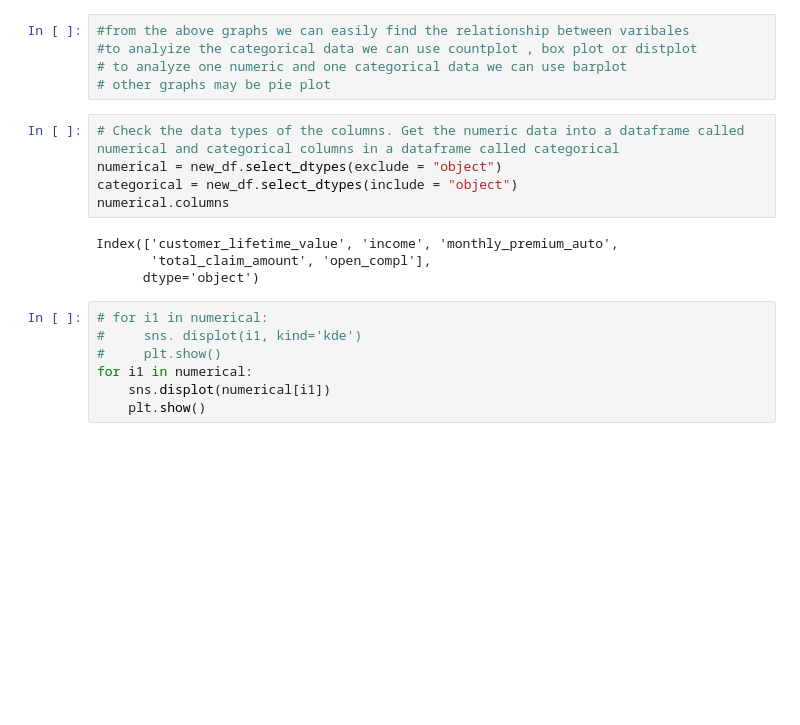
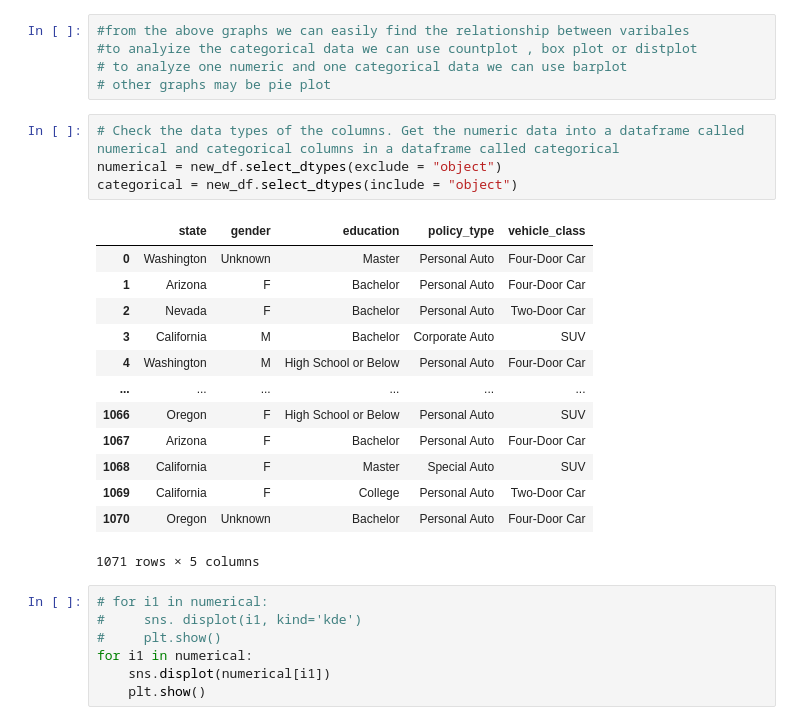
Before and after one commit to tejaldbhatti/lab-dw-data-cleaning-and-formatting, a Jupyter notebook: lab-dw-data-cleaning-and-formatting.ipynb, the cells around one changed output. Drawn from its saved outputs; the diff is of its cells as text; blank space fills up the shorter version.

```diff
--- a/lab-dw-data-cleaning-and-formatting.ipynb
+++ b/lab-dw-data-cleaning-and-formatting.ipynb
@@ -356,12 +356,21 @@ sns.countplot(x ='vehicle_class', hue = "education", data = new_df)
 # %%
 # Check the data types of the columns. Get the numeric data into a dataframe called numerical and categorical columns in a dataframe called categorical
 numerical = new_df.select_dtypes(exclude = "object")
 categorical = new_df.select_dtypes(include = "object")
-numerical.columns
 # %% [output]
+|  | state | gender | education | policy_type | vehicle_class |
+| 0 | Washington | Unknown | Master | Personal Auto | Four-Door Car |
+| 1 | Arizona | F | Bachelor | Personal Auto | Four-Door Car |
+| 2 | Nevada | F | Bachelor | Personal Auto | Two-Door Car |
+| 3 | California | M | Bachelor | Corporate Auto | SUV |
+| 4 | Washington | M | High School or Below | Personal Auto | Four-Door Car |
+| ... | ... | ... | ... | ... | ... |
+| 1066 | Oregon | F | High School or Below | Personal Auto | SUV |
+| 1067 | Arizona | F | Bachelor | Personal Auto | Four-Door Car |
+| 1068 | California | F | Master | Special Auto | SUV |
+| 1069 | California | F | College | Personal Auto | Two-Door Car |
+| 1070 | Oregon | Unknown | Bachelor | Personal Auto | Four-Door Car |
-Index(['customer_lifetime_value', 'income', 'monthly_premium_auto',
-       'total_claim_amount', 'open_compl'],
-      dtype='object')
+1071 rows × 5 columns
 # %%
 # for i1 in numerical:
 #     sns. displot(i1, kind='kde')
```
Also changed, not shown: parts of 9 cells of this notebook.
